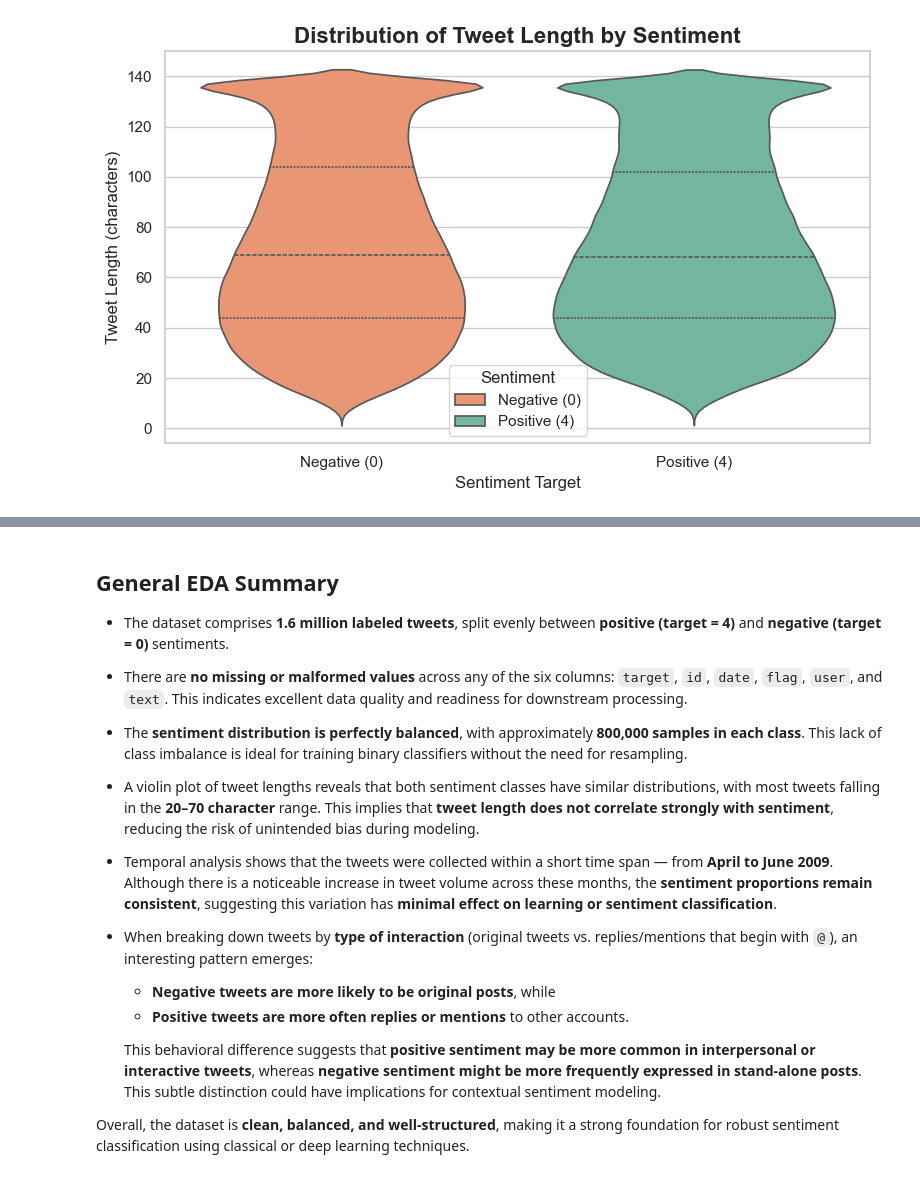
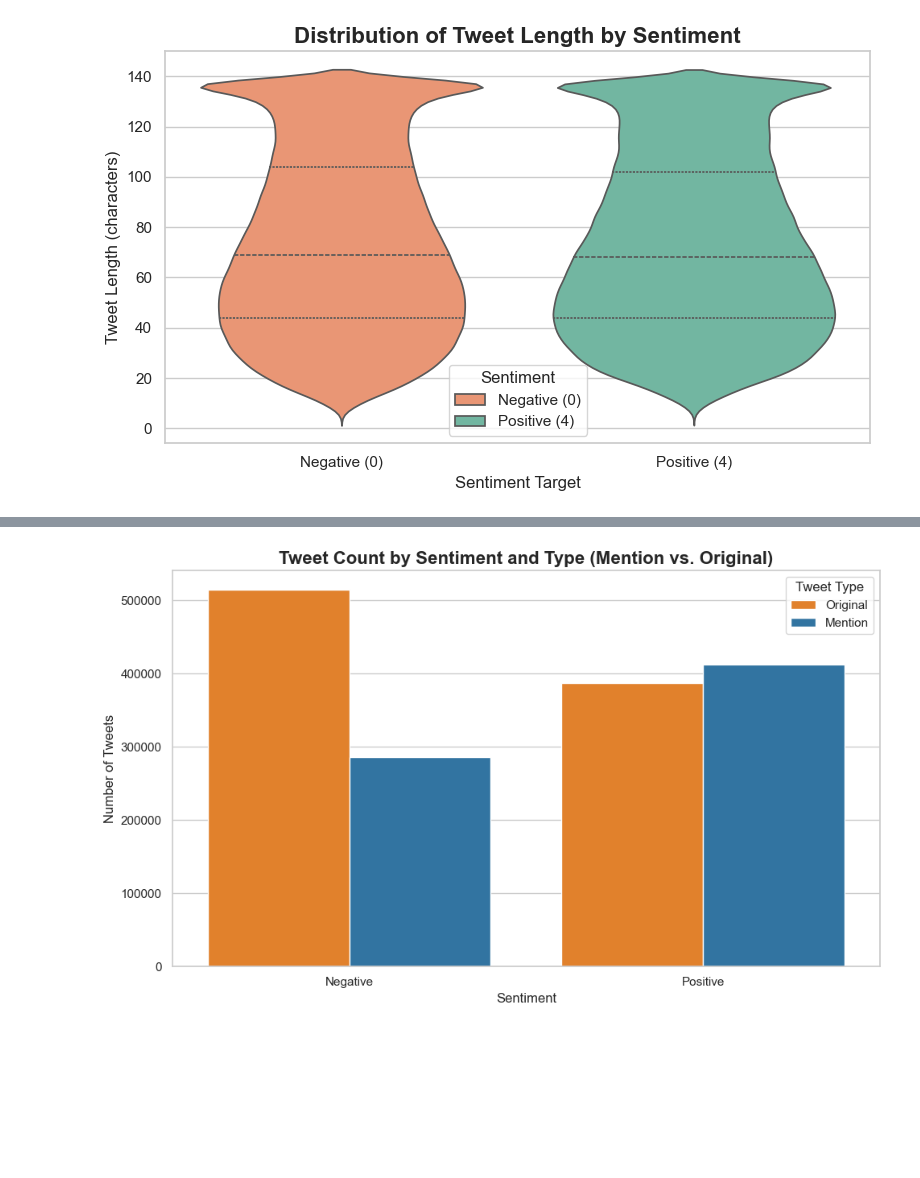
Before and after one commit to ariesslin/ie7500-g1-tweet-sentiment-nlp, a Jupyter notebook: scripts/1. Exploratory Data Analysis (EDA).ipynb, the cells around one changed output, grey strips where cells are left out. Drawn from its saved outputs; the diff is of its cells as text; code cells hidden in the pictures; blank space fills up the shorter version.

```diff
--- a/scripts/1. Exploratory Data Analysis (EDA).ipynb
+++ b/scripts/1. Exploratory Data Analysis (EDA).ipynb
@@ -616,47 +650,35 @@ print(f"Number of tweets that are mentions (start with @): {num_mentions:,}")
 # Now we examine if any pattern arises if the tweet is a response/mention or not
 
 # Create a boolean column: True if tweet starts with '@', else False
 df['is_mention'] = df['text'].str.startswith('@')
+mention_palette = {'Mention': '#1f77b4', 'Original': '#ff7f0e'}
 
 # Group by sentiment (target) and mention status
 mention_sentiment_counts = (
     df.groupby(['target', 'is_mention'])
     .size()
     .reset_index(name='tweet_count')
 )
 
 # Define labels for the sentiment and mention columns
 mention_sentiment_counts['Sentiment'] = mention_sentiment_counts['target'].map({0: 'Negative', 4: 'Positive'})
 mention_sentiment_counts['Tweet Type'] = mention_sentiment_counts['is_mention'].map({True: 'Mention', False: 'Original'})
 
 # Plot
 plt.figure(figsize=(10, 6))
 sns.barplot(
     data=mention_sentiment_counts,
     x='Sentiment', y='tweet_count', hue='Tweet Type',
-    palette='Set2'
+    palette=mention_palette
 )
 
 # Labels and title
 plt.title('Tweet Count by Sentiment and Type (Mention vs. Original)', fontsize=16, fontweight='bold')
 plt.xlabel('Sentiment', fontsize=12)
 plt.ylabel('Number of Tweets', fontsize=12)
 plt.legend(title='Tweet Type')
 plt.tight_layout()
 plt.show()
+# %% [output]
+[figure, added]
-# %% [markdown]
-## General EDA Summary
-
-- The dataset comprises **1.6 million labeled tweets**, split evenly between **positive (target = 4)** and **negative (target = 0)** sentiments.
-- There are **no missing or malformed values** across any of the six columns: `target`, `id`, `date`, `flag`, `user`, and `text`. This indicates excellent data quality and readiness for downstream processing.
-- The **sentiment distribution is perfectly balanced**, with approximately **800,000 samples in each class**. This lack of class imbalance is ideal for training binary classifiers without the need for resampling.
-- A violin plot of tweet lengths reveals that both sentiment classes have similar distributions, with most tweets falling in the **20–70 character** range. This implies that **tweet length does not correlate strongly with sentiment**, reducing the risk of unintended bias during modeling.
-- Temporal analysis shows that the tweets were collected within a short time span — from **April to June 2009**. Although there is a noticeable increase in tweet volume across these months, the **sentiment proportions remain consistent**, suggesting this variation has **minimal effect on learning or sentiment classification**.
-- When breaking down tweets by **type of interaction** (original tweets vs. replies/mentions that begin with `@`), an interesting pattern emerges:
-  - **Negative tweets are more likely to be original posts**, while
-  - **Positive tweets are more often replies or mentions** to other accounts.
-
-  This behavioral difference suggests that **positive sentiment may be more common in interpersonal or interactive tweets**, whereas **negative sentiment might be more frequently expressed in stand-alone posts**. This subtle distinction could have implications for contextual sentiment modeling.
-
-Overall, the dataset is **clean, balanced, and well-structured**, making it a strong foundation for robust sentiment classification using classical or deep learning techniques.
 # %% [markdown]
```
Also changed, not shown: parts of 11 cells of this notebook.
